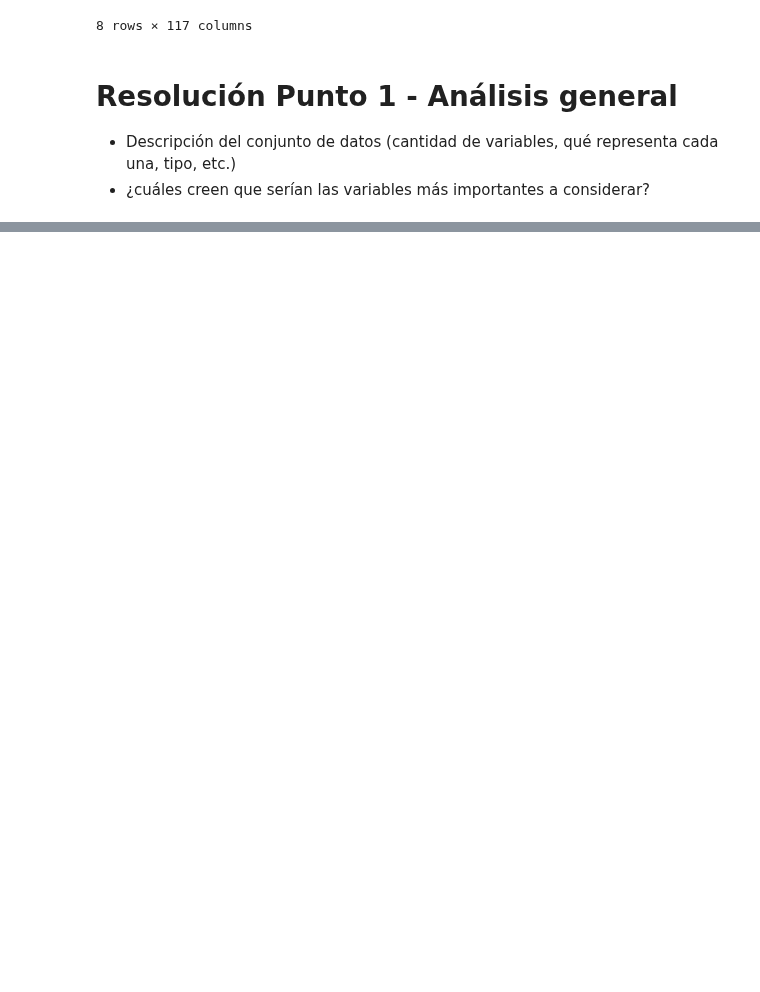
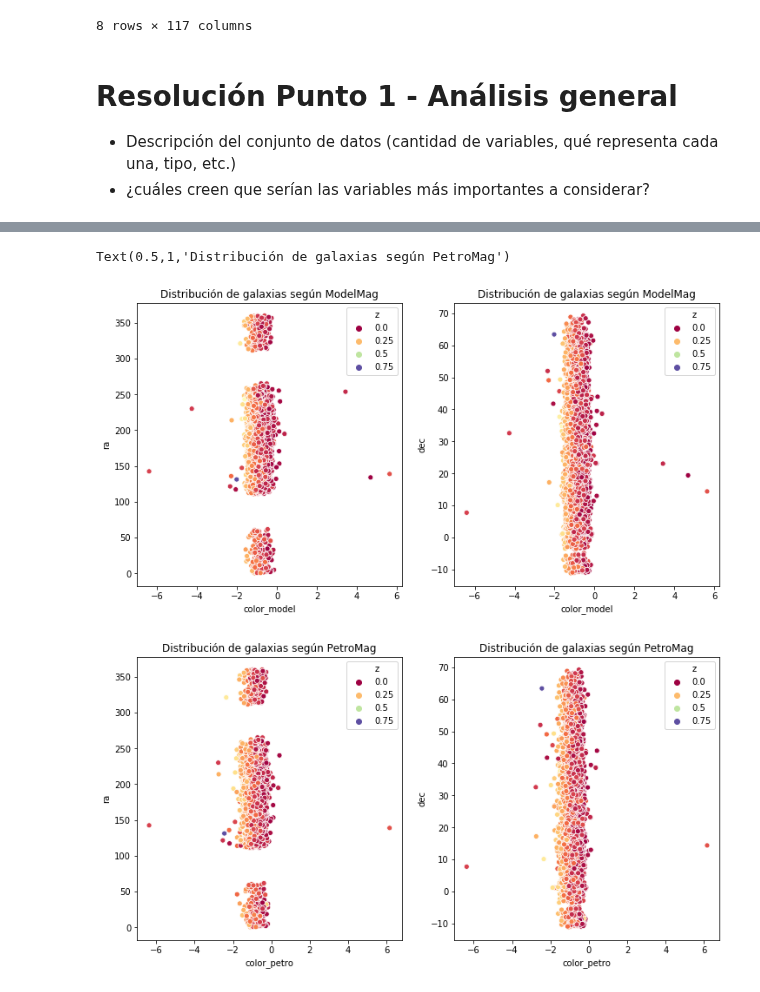
Before and after one commit to leoborgnino/mentoria-astro-datos, a Jupyter notebook: 1_Analisis_y_Visualizacion.ipynb, the cells around one changed output, grey strips where cells are left out. Drawn from its saved outputs; the diff is of its cells as text; code cells hidden in the pictures; blank space fills up the shorter version.

Commit message:
Revisión de NOTAS y distribución de galaxias

```diff
--- a/1_Analisis_y_Visualizacion.ipynb
+++ b/1_Analisis_y_Visualizacion.ipynb
@@ -87,3 +77,3 @@ specobjid
 # %%
-dd = df.join(zoo)
+data = df.join(zoo)
 # %%
@@ -275,0 +183,33 @@ plt.xticks(rotation=45)
+# %%
+# distribución de galaxias según el color
+# (banda r) - (banda g) = color
+
+# ModelMag
+data['color_model'] = data['modelMag_r'] - data['modelMag_g']
+
+plt.figure (figsize=(12,6))
+
+plt.subplot(121)
+plt1=seaborn.scatterplot(data=data, x='color_model', y='ra', hue='z', palette='Spectral')
+plt.title('Distribución de galaxias según ModelMag')
+
+plt.subplot(122)
+plt2=seaborn.scatterplot(data=data, x='color_model', y='dec',hue='z', palette='Spectral')
+plt.title('Distribución de galaxias según ModelMag')
+
+# PetroMag
+data['color_petro'] = data['petroMag_r'] - data['petroMag_g']
+
+plt.figure (figsize=(12,6))
+
+plt.subplot(121)
+plt1=seaborn.scatterplot(data=data, x='color_petro', y='ra', hue='z', palette='Spectral')
+plt.title('Distribución de galaxias según PetroMag')
+
+plt.subplot(122)
+plt2=seaborn.scatterplot(data=data, x='color_petro', y='dec',hue='z', palette='Spectral')
+plt.title('Distribución de galaxias según PetroMag')
+# %% [output]
+Text(0.5,1,'Distribución de galaxias según PetroMag')
+[figure, added]
+[figure, added]
```
Also changed, not shown: parts of 67 cells of this notebook.
